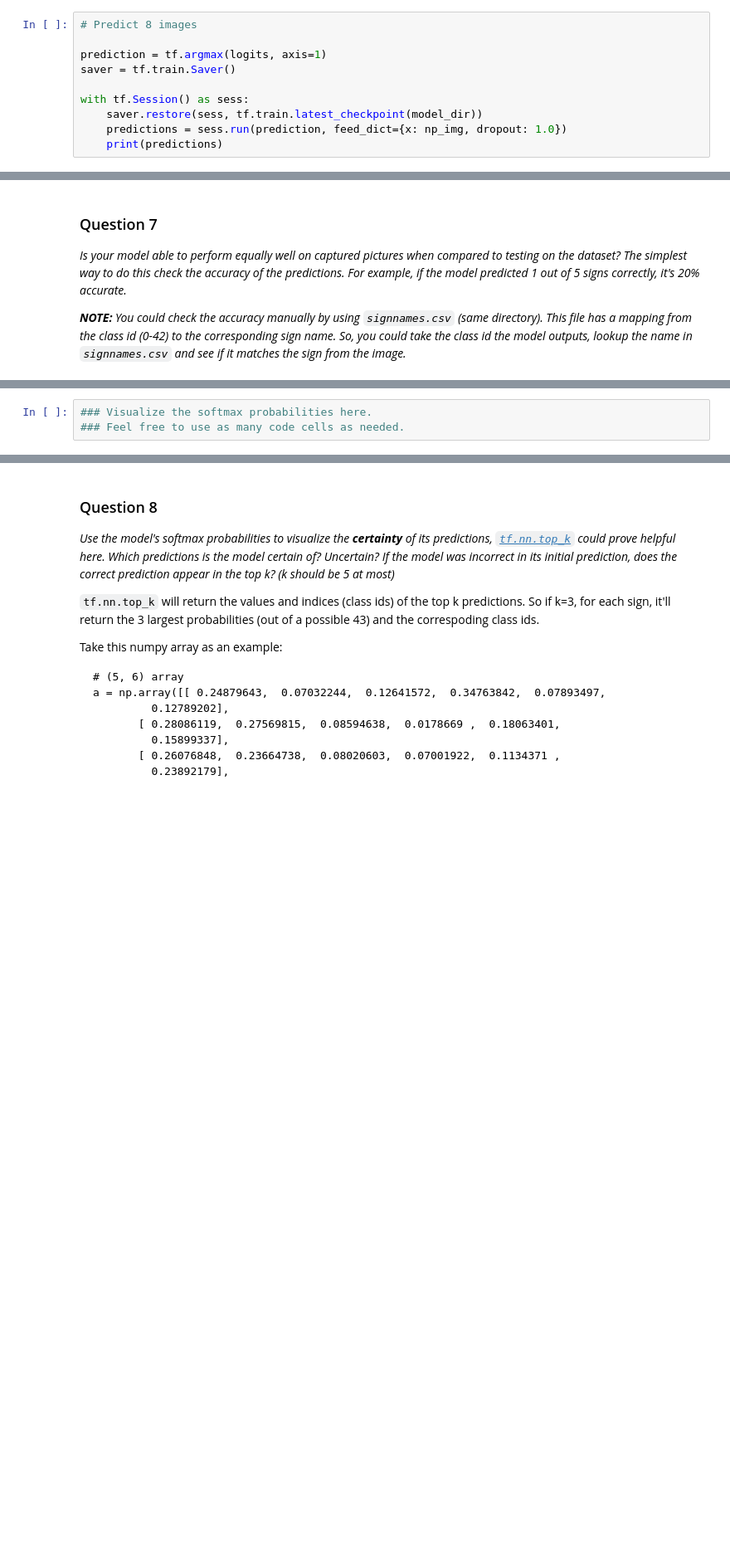
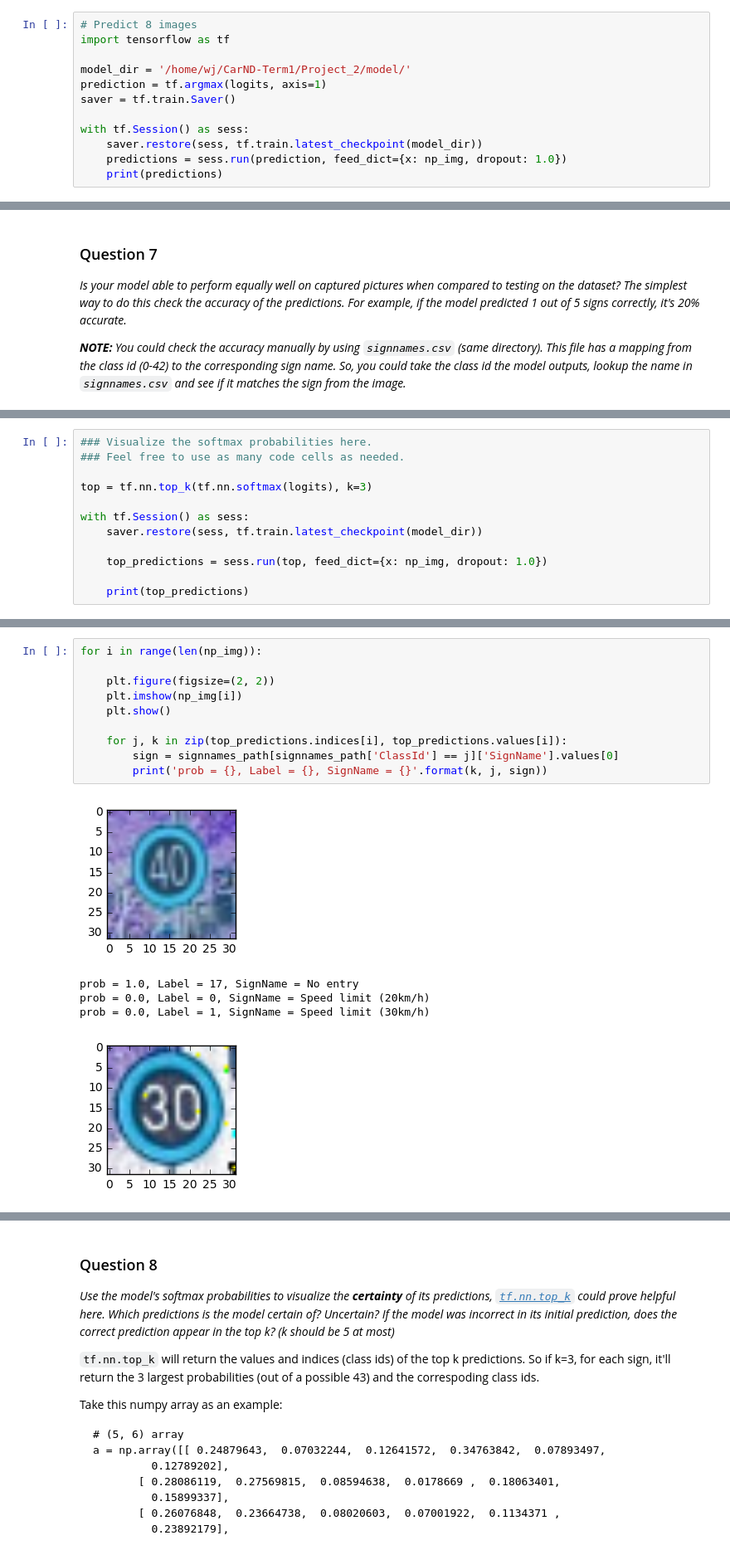
Before and after one commit to xmprise/CarND-Term1, a Jupyter notebook: Project_2/Traffic_Sign_Classifier.ipynb, the cells around one changed output, grey strips where cells are left out. Shown at 83% size. Cells and saved outputs as stored; diff of their text form; blank space fills up the shorter version.

```diff
--- a/Project_2/Traffic_Sign_Classifier.ipynb
+++ b/Project_2/Traffic_Sign_Classifier.ipynb
@@ -803,7 +803,9 @@ During the process of storing the photographs, normalization was performed and n
 Since the sign is relatively clear, distortion is small and most of the data sets are composed of numbers, so that think it will work without any difficulty.
 # %%
 # Predict 8 images
+import tensorflow as tf
 
+model_dir = '/home/wj/CarND-Term1/Project_2/model/'
 prediction = tf.argmax(logits, axis=1)
 saver = tf.train.Saver()
 
@@ -842,3 +844,12 @@ When new input data was received, LeNet showed 50% accuracy. I found that when I
 # %%
 ### Visualize the softmax probabilities here.
 ### Feel free to use as many code cells as needed.
+
+top = tf.nn.top_k(tf.nn.softmax(logits), k=3)
+
+with tf.Session() as sess:
+    saver.restore(sess, tf.train.latest_checkpoint(model_dir))
+
+    top_predictions = sess.run(top, feed_dict={x: np_img, dropout: 1.0})
+
+    print(top_predictions)
@@ -844,0 +872,16 @@ When new input data was received, LeNet showed 50% accuracy. I found that when I
+# %%
+for i in range(len(np_img)):
+
+    plt.figure(figsize=(2, 2))
+    plt.imshow(np_img[i])
+    plt.show()
+
+    for j, k in zip(top_predictions.indices[i], top_predictions.values[i]):
+        sign = signnames_path[signnames_path['ClassId'] == j]['SignName'].values[0]
+        print('prob = {}, Label = {}, SignName = {}'.format(k, j, sign))
+# %% [output]
+[figure, added]
+prob = 1.0, Label = 17, SignName = No entry
+prob = 0.0, Label = 0, SignName = Speed limit (20km/h)
+prob = 0.0, Label = 1, SignName = Speed limit (30km/h)
+[figure, added]
```
Also changed, not shown: parts of 9 cells of this notebook, 3 other files.
